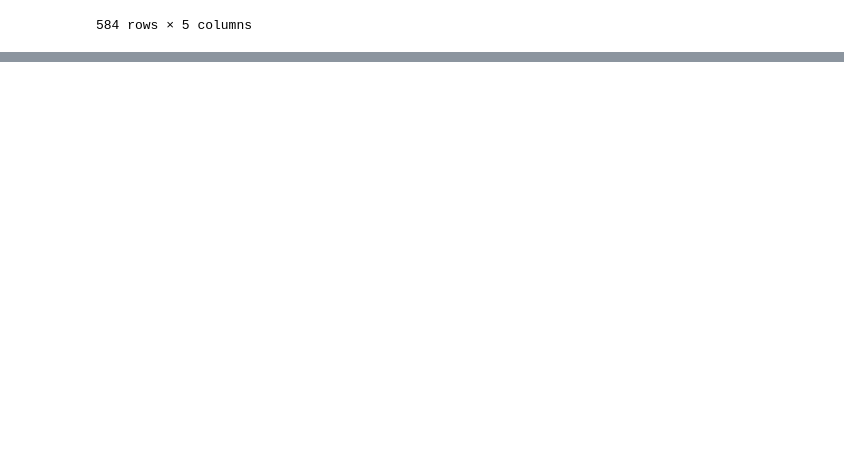
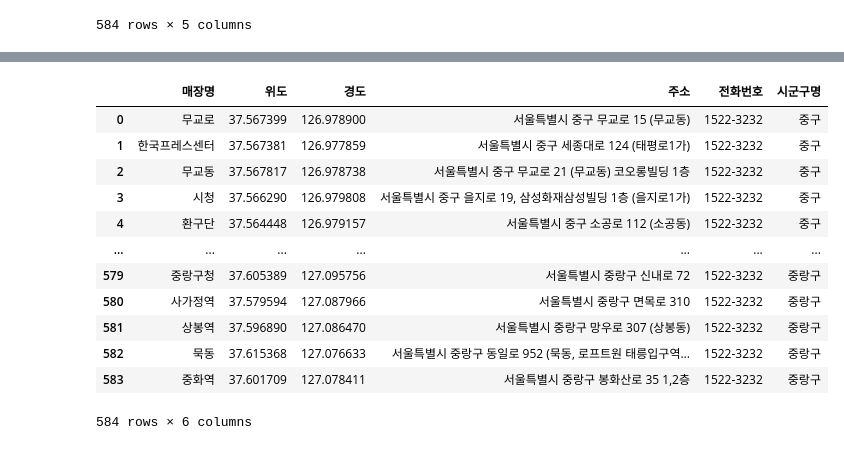
Before and after one commit to keunsooyoon/crawling, a Jupyter notebook: 스타벅스_코랩.ipynb, the cells around one changed output, grey strips where cells are left out. Drawn from its saved outputs; the diff is of its cells as text; code cells hidden in the pictures; blank space fills up the shorter version.

```diff
--- a/스타벅스_코랩.ipynb
+++ b/스타벅스_코랩.ipynb
@@ -121,0 +152,4 @@ df.to_excel('starbucks_seoul_list.xlsx', index = False)
+# %%
+# 엑셀을 데이터프레임으로 읽기
+import pandas as pd
+df = pd.read_excel('starbucks_seoul_list.xlsx', header=0)
@@ -121,0 +190,28 @@ df.to_excel('starbucks_seoul_list.xlsx', index = False)
+# %%
+#####################
+# 스타벅스 주소에서 시군구명 추출
+
+sgg_names = []
+
+for addr in df['주소']:
+  sgg = addr.split()[1]
+  sgg_names.append(sgg)
+
+sgg_names
+
+df['시군구명'] = sgg_names
+df
+# %% [output]
+|  | 매장명 | 위도 | 경도 | 주소 | 전화번호 | 시군구명 |
+| 0 | 무교로 | 37.567399 | 126.978900 | 서울특별시 중구 무교로 15 (무교동) | 1522-3232 | 중구 |
+| 1 | 한국프레스센터 | 37.567381 | 126.977859 | 서울특별시 중구 세종대로 124 (태평로1가) | 1522-3232 | 중구 |
+| 2 | 무교동 | 37.567817 | 126.978738 | 서울특별시 중구 무교로 21 (무교동) 코오롱빌딩 1층 | 1522-3232 | 중구 |
+| 3 | 시청 | 37.566290 | 126.979808 | 서울특별시 중구 을지로 19, 삼성화재삼성빌딩 1층 (을지로1가) | 1522-3232 | 중구 |
+| 4 | 환구단 | 37.564448 | 126.979157 | 서울특별시 중구 소공로 112 (소공동) | 1522-3232 | 중구 |
+| ... | ... | ... | ... | ... | ... | ... |
+| 579 | 중랑구청 | 37.605389 | 127.095756 | 서울특별시 중랑구 신내로 72 | 1522-3232 | 중랑구 |
+| 580 | 사가정역 | 37.579594 | 127.087966 | 서울특별시 중랑구 면목로 310 | 1522-3232 | 중랑구 |
+| 581 | 상봉역 | 37.596890 | 127.086470 | 서울특별시 중랑구 망우로 307 (상봉동) | 1522-3232 | 중랑구 |
+| 582 | 묵동 | 37.615368 | 127.076633 | 서울특별시 중랑구 동일로 952 (묵동, 로프트원 태릉입구역... | 1522-3232 | 중랑구 |
+| 583 | 중화역 | 37.601709 | 127.078411 | 서울특별시 중랑구 봉화산로 35 1,2층 | 1522-3232 | 중랑구 |
+584 rows × 6 columns
```
Also changed, not shown: parts of 20 cells of this notebook.
